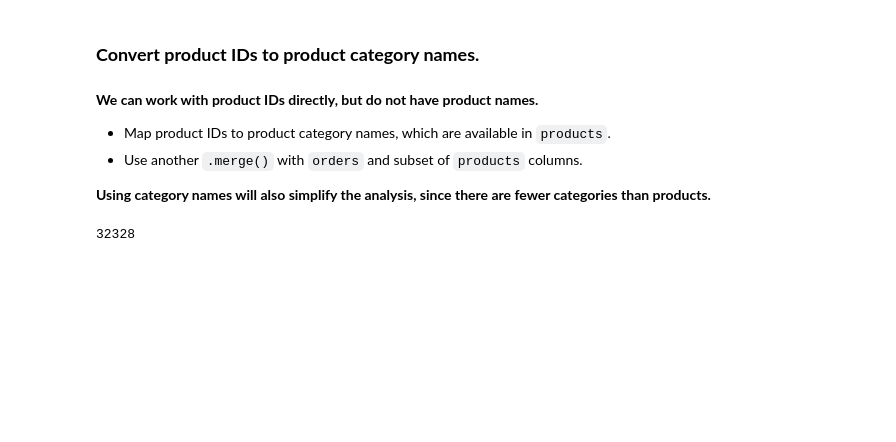
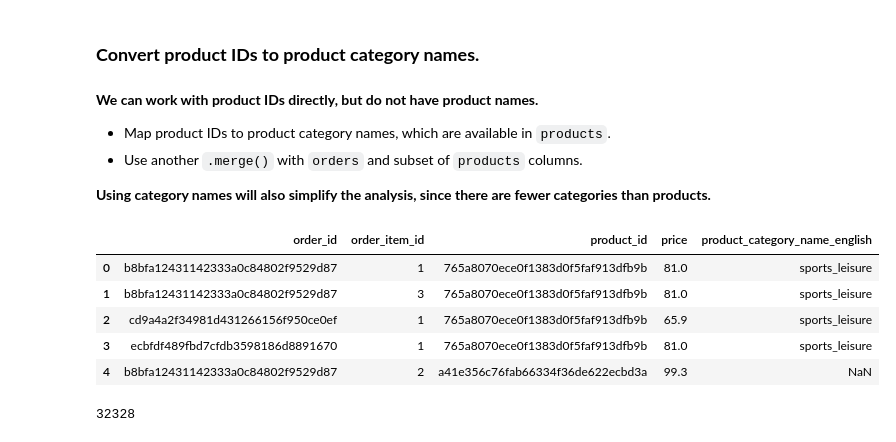
Before and after one commit to datacamp/Market-Basket-Analysis-in-python-live-training, a Jupyter notebook: notebooks/Market-Basket-Analysis-in-Python_Solution.ipynb, the cells around one changed output. Cells and saved outputs as stored; diff of their text form; code cells hidden in the pictures; blank space fills up the shorter version.

```diff
--- a/notebooks/Market-Basket-Analysis-in-Python_Solution.ipynb
+++ b/notebooks/Market-Basket-Analysis-in-Python_Solution.ipynb
@@ -215,8 +215,15 @@ Name: product_category_name_english, Length: 32951, dtype: object
 # Define product category name in orders DataFrame.
 orders = orders.merge(products[['product_id','product_category_name_english']], on='product_id')
 # %%
-# Preview orders.
-print(orders.head())
+# Print orders header.
+orders.head()
+# %% [output]
+|  | order_id | order_item_id | product_id | price | product_category_name_english |
+| 0 | b8bfa12431142333a0c84802f9529d87 | 1 | 765a8070ece0f1383d0f5faf913dfb9b | 81.0 | sports_leisure |
+| 1 | b8bfa12431142333a0c84802f9529d87 | 3 | 765a8070ece0f1383d0f5faf913dfb9b | 81.0 | sports_leisure |
+| 2 | cd9a4a2f34981d431266156f950ce0ef | 1 | 765a8070ece0f1383d0f5faf913dfb9b | 65.9 | sports_leisure |
+| 3 | ecbfdf489fbd7cfdb3598186d8891670 | 1 | 765a8070ece0f1383d0f5faf913dfb9b | 81.0 | sports_leisure |
+| 4 | b8bfa12431142333a0c84802f9529d87 | 2 | a41e356c76fab66334f36de622ecbd3a | 99.3 | NaN |
 # %%
 # Drop products without a defined category.
 orders.dropna(inplace=True, subset=['product_category_name_english'])
```
Also changed, not shown: parts of 15 cells of this notebook.
